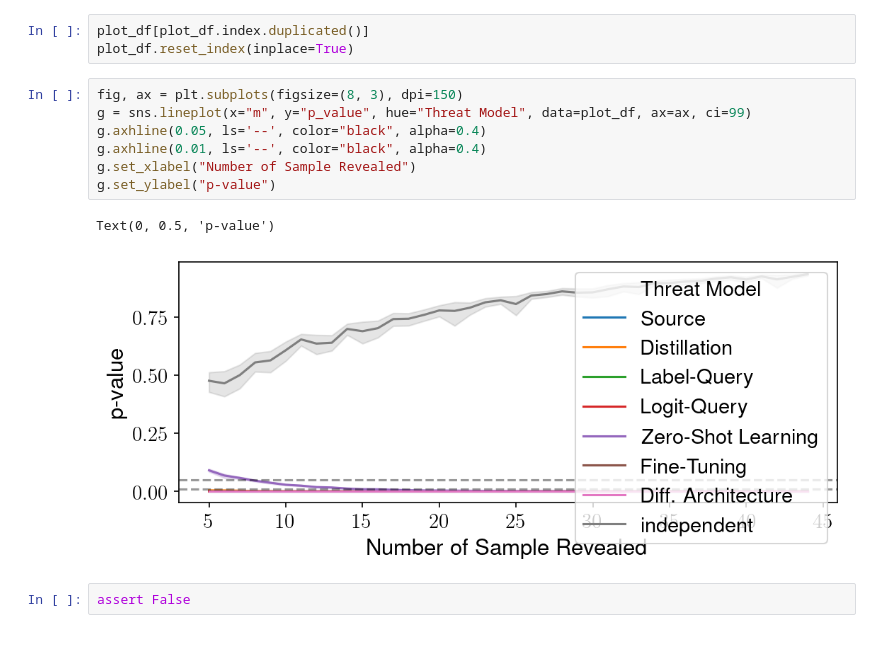
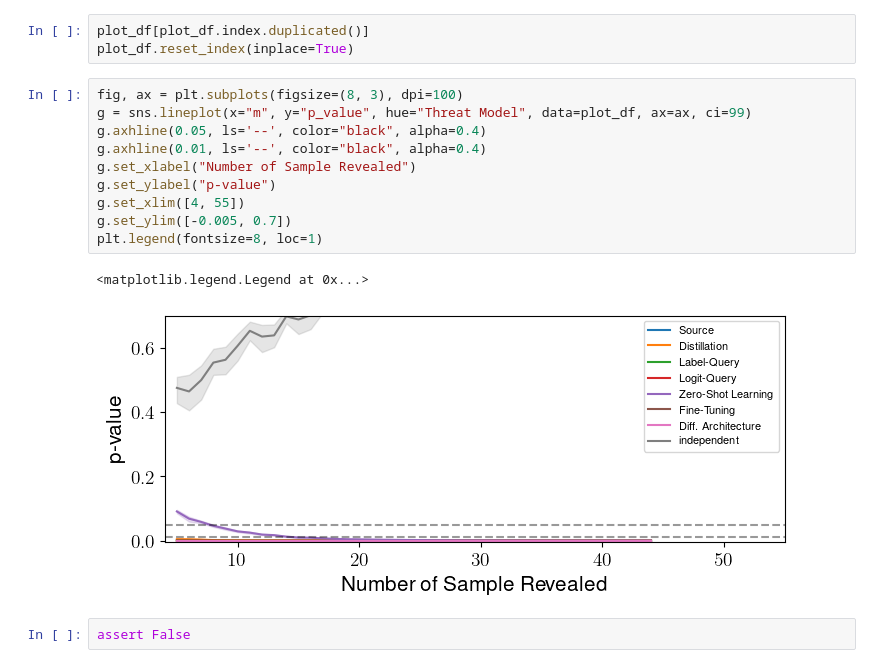
Before and after one commit to TINGWEIJING/dataset-inference, a Jupyter notebook: src/ting_notebooks_for_reproduction/CIFAR10_rand.ipynb, the cells around one changed output. Drawn from its saved outputs; the diff is of its cells as text.

```diff
--- a/src/ting_notebooks_for_reproduction/CIFAR10_rand.ipynb
+++ b/src/ting_notebooks_for_reproduction/CIFAR10_rand.ipynb
@@ -253,15 +248,18 @@ plt.rc('figure', titlesize=BIGGER_SIZE)  # fontsize of the figure title
 plot_df[plot_df.index.duplicated()]
 plot_df.reset_index(inplace=True)
 # %%
-fig, ax = plt.subplots(figsize=(8, 3), dpi=150)
+fig, ax = plt.subplots(figsize=(8, 3), dpi=100)
 g = sns.lineplot(x="m", y="p_value", hue="Threat Model", data=plot_df, ax=ax, ci=99)
 g.axhline(0.05, ls='--', color="black", alpha=0.4)
 g.axhline(0.01, ls='--', color="black", alpha=0.4)
 g.set_xlabel("Number of Sample Revealed")
 g.set_ylabel("p-value")
+g.set_xlim([4, 55])
+g.set_ylim([-0.005, 0.7])
+plt.legend(fontsize=8, loc=1)
 # %% [output]
-Text(0, 0.5, 'p-value')
+<matplotlib.legend.Legend at 0x...>
-[figure, old version]
+[figure, new version]
 # %%
 assert False
 # %% [output]
```
Also changed, not shown: parts of 1 cell of this notebook, 20 other files.
